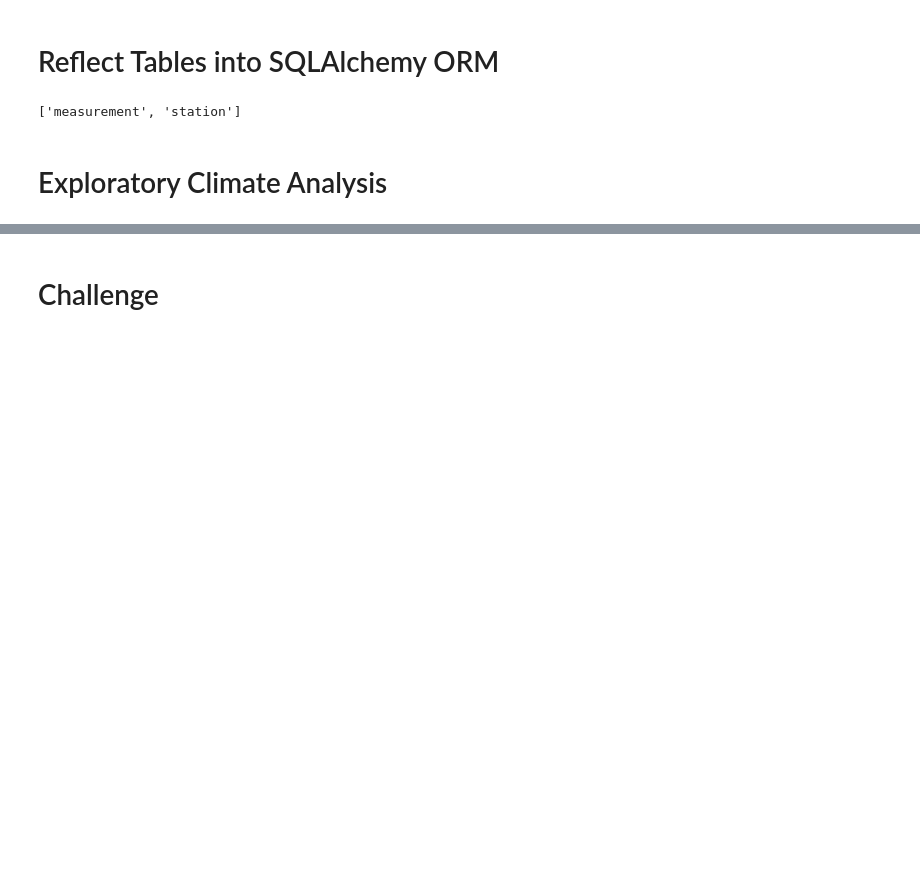
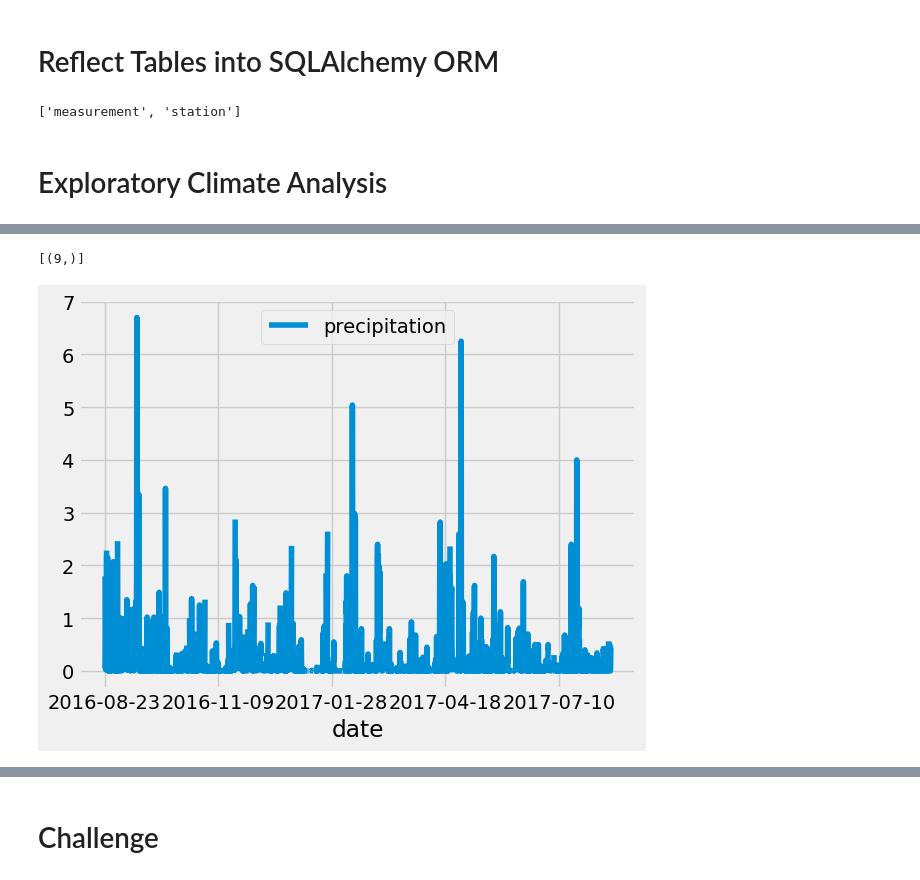
Before and after one commit to ShahZ-Khan/surfs_up., a Jupyter notebook: climate_analysis.ipynb, the cells around one changed output, grey strips where cells are left out. Saved outputs shown, nothing was run; the diff lists cells and outputs as text; code cells hidden in the pictures; blank space fills up the shorter version.

```diff
--- a/climate_analysis.ipynb
+++ b/climate_analysis.ipynb
@@ -60,6 +93,14 @@ session = Session(engine)
 # %%
 # Using the station id from the previous query, calculate the lowest temperature recorded,
 # highest temperature recorded, and average temperature most active station?
+df.plot()
+df.describe()
+session.query()
+session.query(func.count(Station.station))
+session.query(func.count(Station.station)).all()
+# %% [output]
+[(9,)]
+[figure, added]
 # %%
 # Choose the station with the highest number of temperature observations.
 # Query the last 12 months of temperature observation data for this station and plot the results as a histogram
```
Also changed, not shown: parts of 8 cells of this notebook.
